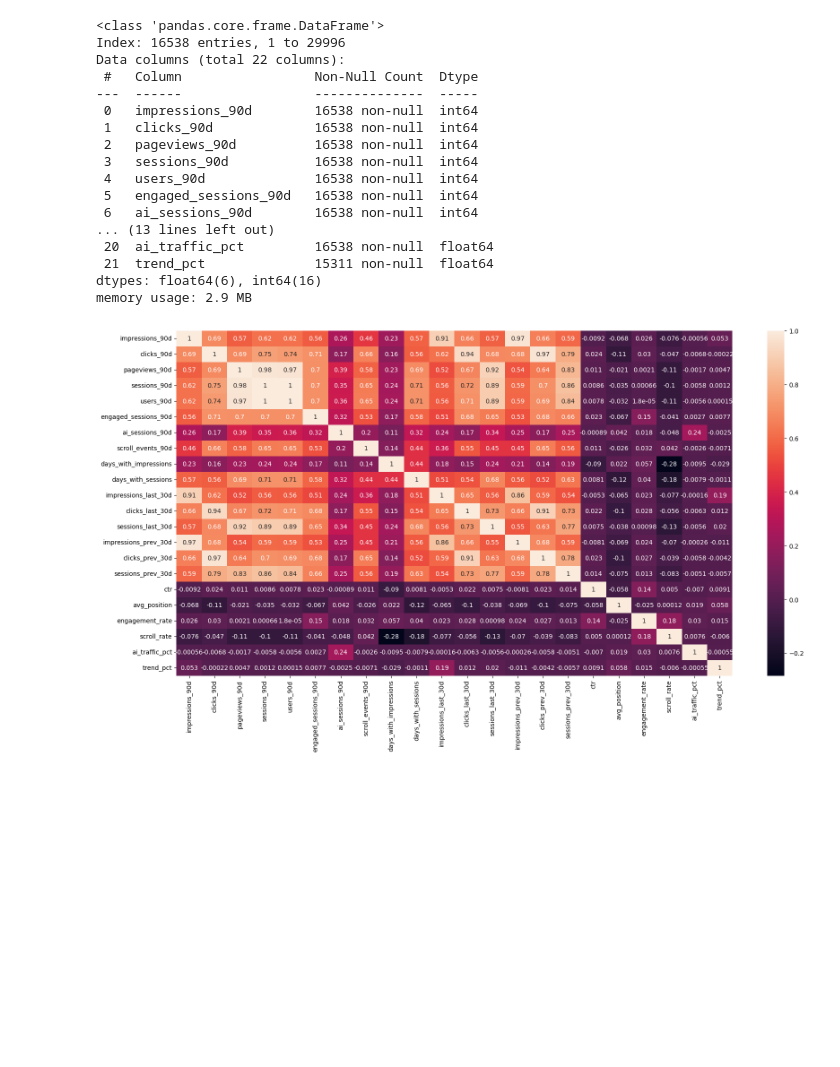
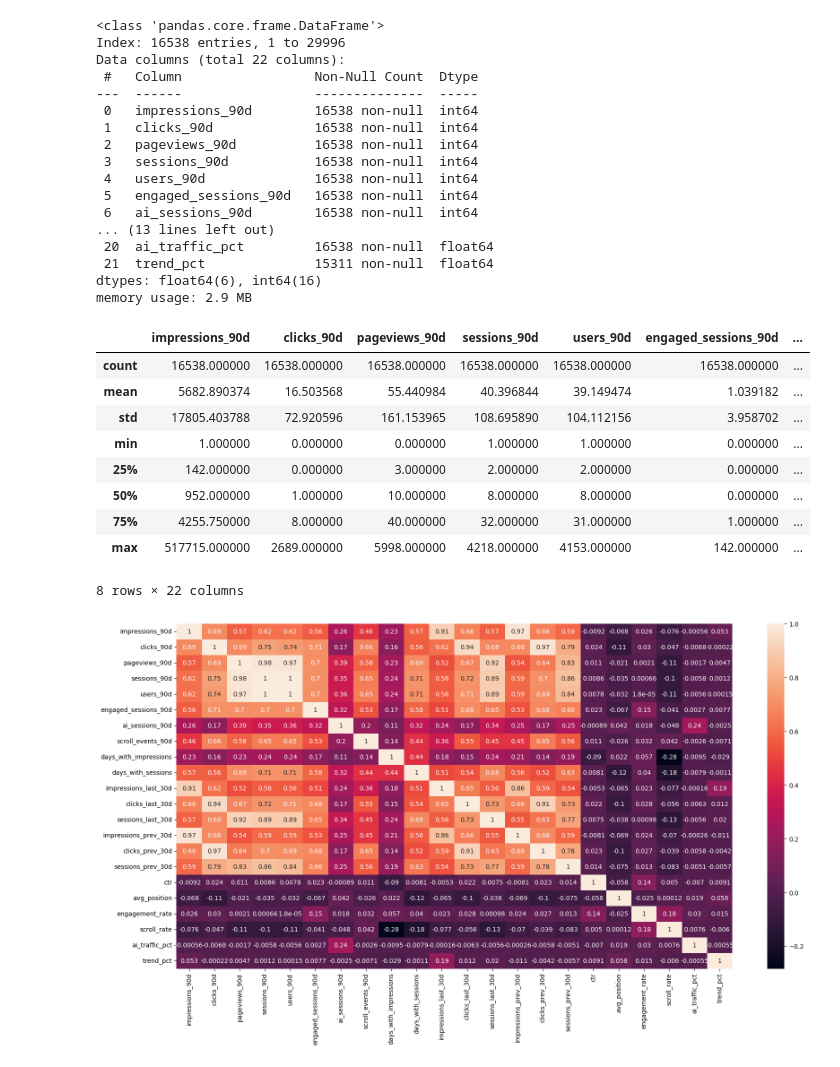
Before and after one commit to Maryam-Shile/flyrank_ml_internship, a Jupyter notebook: work/notebooks/w01_research_question.ipynb, the cells around one changed output. Drawn from its saved outputs; the diff is of its cells as text; code cells hidden in the pictures; blank space fills up the shorter version.

```diff
--- a/work/notebooks/w01_research_question.ipynb
+++ b/work/notebooks/w01_research_question.ipynb
@@ -217,3 +226,0 @@ info_data.info()
-# %%
-info_data = info_data.drop(columns = to_drop, axis = 1)
-info_data.info()
@@ -330,6 +314,19 @@ Data columns (total 22 columns):
  21  trend_pct              15311 non-null  float64
 dtypes: float64(6), int64(16)
 memory usage: 2.9 MB
+# %%
+performance_data_corr.describe()
+# %% [output]
+|  | impressions_90d | clicks_90d | pageviews_90d | sessions_90d | users_90d | engaged_sessions_90d | ... |
+| count | 16538.000000 | 16538.000000 | 16538.000000 | 16538.000000 | 16538.000000 | 16538.000000 | ... |
+| mean | 5682.890374 | 16.503568 | 55.440984 | 40.396844 | 39.149474 | 1.039182 | ... |
+| std | 17805.403788 | 72.920596 | 161.153965 | 108.695890 | 104.112156 | 3.958702 | ... |
+| min | 1.000000 | 0.000000 | 0.000000 | 1.000000 | 1.000000 | 0.000000 | ... |
+| 25% | 142.000000 | 0.000000 | 3.000000 | 2.000000 | 2.000000 | 0.000000 | ... |
+| 50% | 952.000000 | 1.000000 | 10.000000 | 8.000000 | 8.000000 | 0.000000 | ... |
+| 75% | 4255.750000 | 8.000000 | 40.000000 | 32.000000 | 31.000000 | 1.000000 | ... |
+| max | 517715.000000 | 2689.000000 | 5998.000000 | 4218.000000 | 4153.000000 | 142.000000 | ... |
+8 rows × 22 columns
 # %%
 plt.figure(figsize = (20,10))
 sns.heatmap(performance_data_corr.corr(), annot = True)
```
Also changed, not shown: parts of 7 cells of this notebook.
